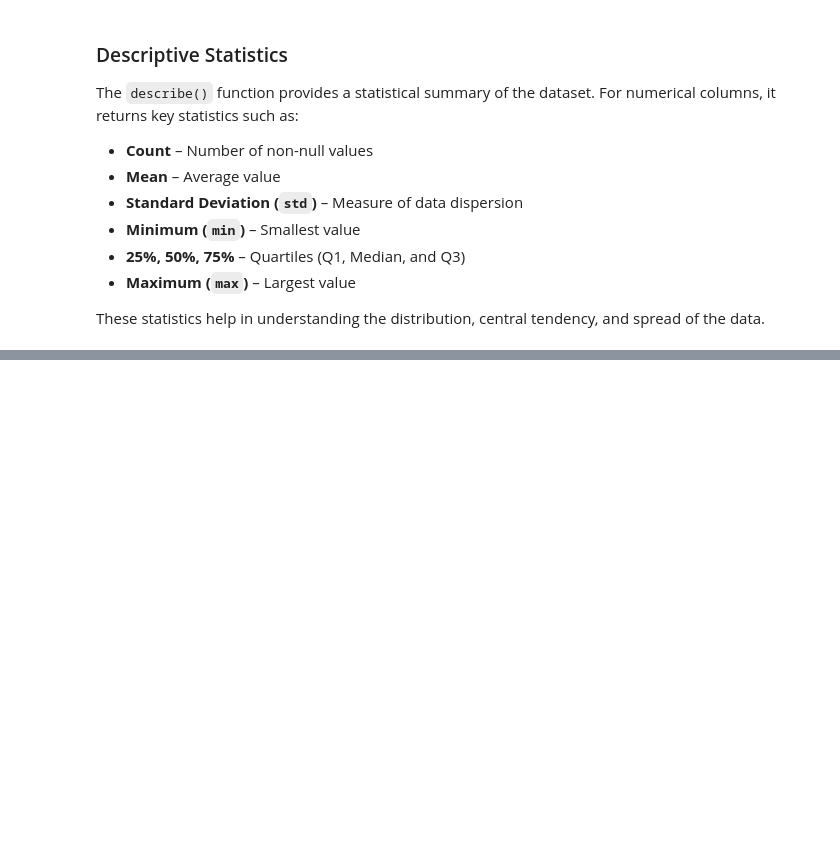
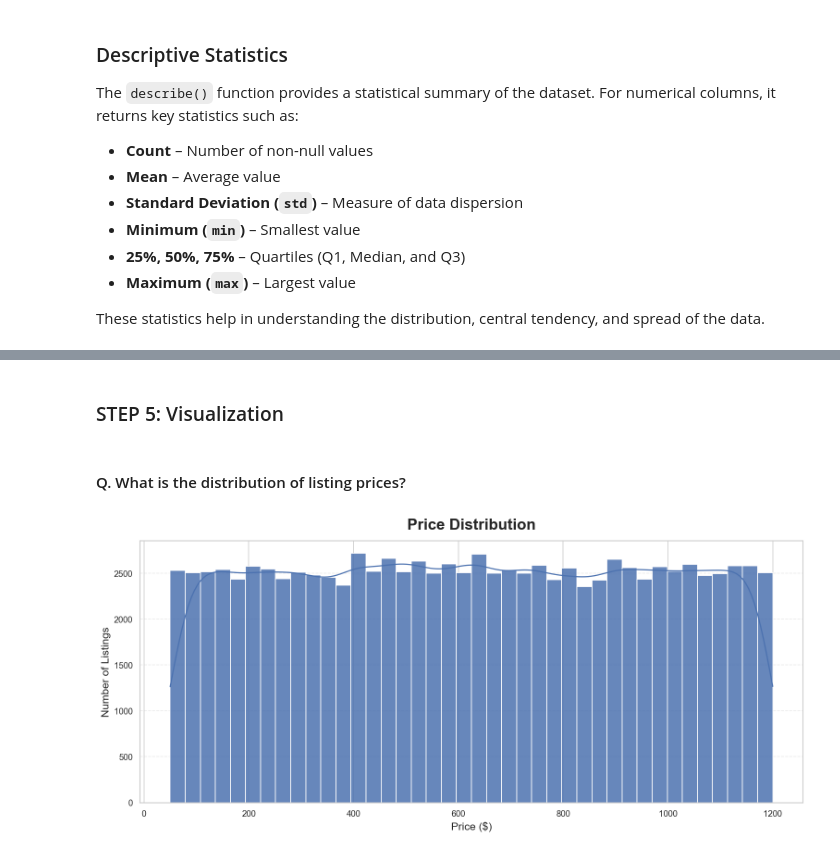
Before and after one commit to theaditya24/COMPLETE-PYTHON-FOR-DATA-ANALYTICS, a Jupyter notebook: Airbnb Data Analysis/EDA.ipynb, the cells around one changed output, grey strips where cells are left out. Saved outputs shown, nothing was run; the diff lists cells and outputs as text; code cells hidden in the pictures; blank space fills up the shorter version.

```diff
--- a/Airbnb Data Analysis/EDA.ipynb
+++ b/Airbnb Data Analysis/EDA.ipynb
@@ -251,0 +272,29 @@ df.describe()
+# %% [markdown]
+### STEP 5: Visualization
+# %% [markdown]
+#### Q. What is the distribution of listing prices?
+# %%
+sns.set_theme(style="whitegrid", palette="deep")
+
+plt.figure(figsize=(13,6), dpi=120)
+
+ax = sns.histplot(
+    df['price'],
+    bins=40,
+    kde=True,
+    color="#4C72B0",
+    edgecolor="white",
+    linewidth=1,
+    alpha=0.85
+)
+
+ax.set_title("Price Distribution", fontsize=20, fontweight="bold", pad=15)
+ax.set_xlabel("Price ($)", fontsize=14)
+ax.set_ylabel("Number of Listings", fontsize=14)
+
+ax.grid(axis='y', linestyle='--', alpha=0.4)
+
+plt.tight_layout()
+plt.show()
+# %% [output]
+[figure, added]
```
Also changed, not shown: parts of 17 cells of this notebook.
